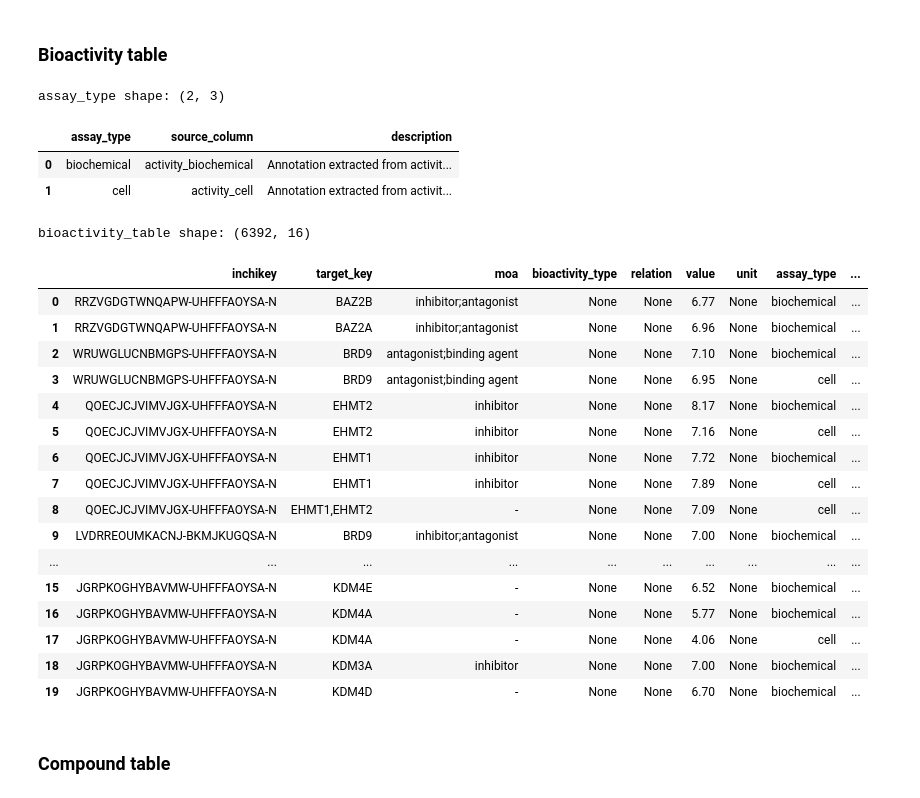
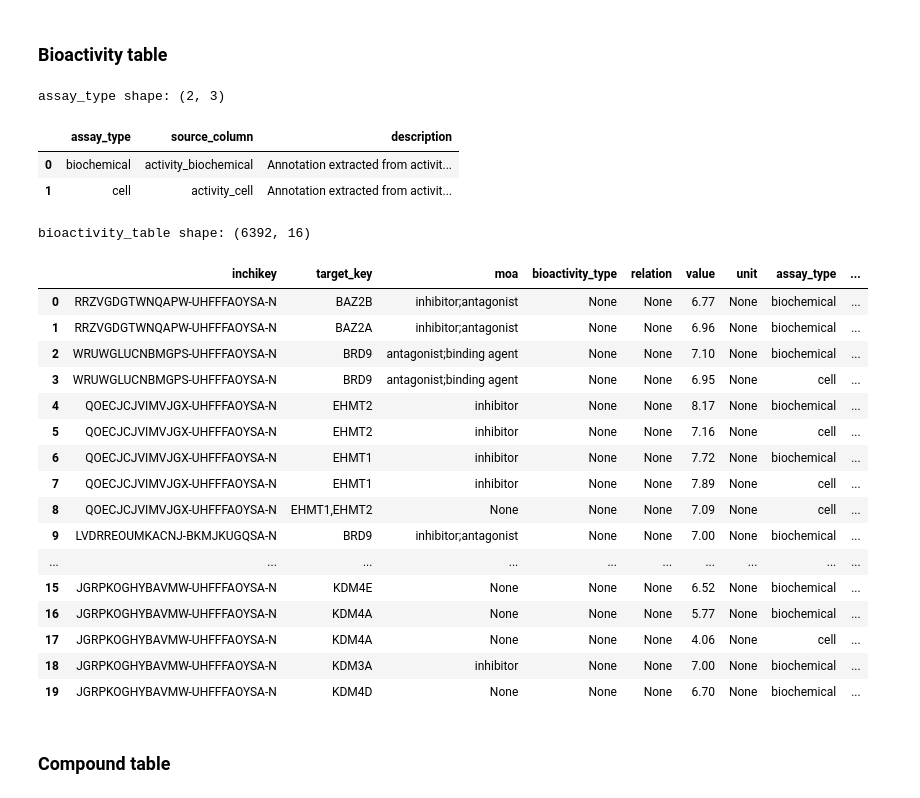
Before and after one commit to SCHMM-MelMar/Summer-School-2026, a Jupyter notebook: src/DataPreprocessing.ipynb, the cells around one changed output. Saved outputs shown, nothing was run; the diff lists cells and outputs as text; code cells hidden in the pictures.

```diff
--- a/src/DataPreprocessing.ipynb
+++ b/src/DataPreprocessing.ipynb
@@ -56,7 +56,6 @@ def split_activity_annotations(value):
     if not text:
         return []
 
-    # Most exports separate annotations by ';', '|', or newlines.
     parts = re.split(r"\s*(?:;|\||\n)+\s*", text)
     clean_parts = []
     for part in parts:
@@ -66,35 +65,12 @@ def split_activity_annotations(value):
 
     return clean_parts
 
-def parse_relation_value_unit(annotation):
-    """Extract relation, numeric value, and unit from one annotation string."""
-    relation = None
-    value = None
-    unit = None
-
-    rel_match = re.search(r"(<=|>=|=|<|>)", annotation)
-    if rel_match:
-        relation = rel_match.group(1)
-
-    val_match = re.search(r"(?:<=|>=|=|<|>)?\s*(-?\d+(?:\.\d+)?)\s*([a-zA-ZµμnmpkM/]+)?", annotation)
+def parse_value(annotation):
+    """Extract numeric value when present; unavailable fields remain empty."""
+    val_match = re.search(r"(?:<=|>=|=|<|>)?\s*(-?\d+(?:\.\d+)?)", annotation)
     if val_match:
-        value = pd.to_numeric(val_match.group(1), errors="coerce")
-        unit = val_match.group(2)
-
-    return relation, value, unit
-
-def parse_bioactivity_type(annotation):
-    """Try to extract endpoint type (e.g., IC50, EC50, Ki) from annotation text."""
-    type_match = re.match(r"\s*([A-Za-z][A-Za-z0-9_-]{1,20})\s*[:=<>]?", annotation)
-    if not type_match:
-        return None
-
-    candidate = type_match.group(1).upper()
-    # Avoid labeling plain numbers as types.
-    if re.fullmatch(r"\d+(?:\.\d+)?", candidate):
-        return None
-
-    return candidate
+        return pd.to_numeric(val_match.group(1), errors="coerce")
+    return None
 
 def as_probe_flag(value):
     """Normalize heterogeneous probe encodings to 1/0/None."""
@@ -107,6 +83,17 @@ def as_probe_flag(value):
     if text in {"0", "0.0", "false", "f", "no", "n", "-"}:
         return 0
     return None
+
+def normalize_moa(value):
+    """Convert placeholder MOA labels to missing values."""
+    if pd.isna(value):
+        return None
+
+    text = str(value).strip()
+    if text == "" or text.lower() in PLACEHOLDERS:
+        return None
+
+    return text
 
 records = []
 
@@ -122,27 +109,23 @@ for _, row in raw_data.iterrows():
     if probe_target_flag != 1:
         continue
 
+    moa_value = normalize_moa(row.get("moa"))
+
     for assay_col, assay_label in [("activity_biochemical", "biochemical"), ("activity_cell", "cell")]:
         annotations = split_activity_annotations(row.get(assay_col))
 
         for annotation in annotations:
-            relation, numeric_value, unit = parse_relation_value_unit(annotation)
-
-            # Keep assay_description empty when annotation is only a numeric value (+ optional relation/unit).
-            has_letters = bool(re.search(r"[A-Za-z]", annotation))
-            assay_description = annotation if has_letters else None
-
             records.append(
                 {
                     "inchikey": row.get("inchikey"),
                     "target_key": str(target_key).strip(),
-                    "moa": row.get("moa"),
-                    "bioactivity_type": parse_bioactivity_type(annotation),
-                    "relation": relation,
-                    "value": numeric_value,
-                    "unit": unit,
+                    "moa": moa_value,
+                    "bioactivity_type": None,
+                    "relation": None,
+                    "value": parse_value(annotation),
+                    "unit": None,
                     "assay_type": assay_label,
-                    "assay_description": assay_description,
+                    "assay_description": None,
                     "cell_line": None,
                     "concentration": None,
                     "concentration_unit": None,
@@ -168,41 +151,41 @@ bioactivity_table = pd.DataFrame.from_records(
         "cell_line",
         "concentration",
         "concentration_unit",
         "source_db",
         "source",
         "source_xref",
         "xref_id",
     ],
 )
 
 print("assay_type shape:", assay_type.shape)
 display(assay_type)
 
 print("bioactivity_table shape:", bioactivity_table.shape)
 display(bioactivity_table.head(20))
 # %% [output]
 assay_type shape: (2, 3)
 |  | assay_type | source_column | description |
 | 0 | biochemical | activity_biochemical | Annotation extracted from activit... |
 | 1 | cell | activity_cell | Annotation extracted from activit... |
 bioactivity_table shape: (6392, 16)
 |  | inchikey | target_key | moa | bioactivity_type | relation | value | unit | assay_type | ... |
 | 0 | RRZVGDGTWNQAPW-UHFFFAOYSA-N | BAZ2B | inhibitor;antagonist | None | None | 6.77 | None | biochemical | ... |
 | 1 | RRZVGDGTWNQAPW-UHFFFAOYSA-N | BAZ2A | inhibitor;antagonist | None | None | 6.96 | None | biochemical | ... |
 | 2 | WRUWGLUCNBMGPS-UHFFFAOYSA-N | BRD9 | antagonist;binding agent | None | None | 7.10 | None | biochemical | ... |
 | 3 | WRUWGLUCNBMGPS-UHFFFAOYSA-N | BRD9 | antagonist;binding agent | None | None | 6.95 | None | cell | ... |
 | 4 | QOECJCJVIMVJGX-UHFFFAOYSA-N | EHMT2 | inhibitor | None | None | 8.17 | None | biochemical | ... |
 | 5 | QOECJCJVIMVJGX-UHFFFAOYSA-N | EHMT2 | inhibitor | None | None | 7.16 | None | cell | ... |
 | 6 | QOECJCJVIMVJGX-UHFFFAOYSA-N | EHMT1 | inhibitor | None | None | 7.72 | None | biochemical | ... |
 | 7 | QOECJCJVIMVJGX-UHFFFAOYSA-N | EHMT1 | inhibitor | None | None | 7.89 | None | cell | ... |
-| 8 | QOECJCJVIMVJGX-UHFFFAOYSA-N | EHMT1,EHMT2 | - | None | None | 7.09 | None | cell | ... |
+| 8 | QOECJCJVIMVJGX-UHFFFAOYSA-N | EHMT1,EHMT2 | None | None | None | 7.09 | None | cell | ... |
 | 9 | LVDRREOUMKACNJ-BKMJKUGQSA-N | BRD9 | inhibitor;antagonist | None | None | 7.00 | None | biochemical | ... |
 | ... | ... | ... | ... | ... | ... | ... | ... | ... | ... |
-| 15 | JGRPKOGHYBAVMW-UHFFFAOYSA-N | KDM4E | - | None | None | 6.52 | None | biochemical | ... |
-| 16 | JGRPKOGHYBAVMW-UHFFFAOYSA-N | KDM4A | - | None | None | 5.77 | None | biochemical | ... |
-| 17 | JGRPKOGHYBAVMW-UHFFFAOYSA-N | KDM4A | - | None | None | 4.06 | None | cell | ... |
+| 15 | JGRPKOGHYBAVMW-UHFFFAOYSA-N | KDM4E | None | None | None | 6.52 | None | biochemical | ... |
+| 16 | JGRPKOGHYBAVMW-UHFFFAOYSA-N | KDM4A | None | None | None | 5.77 | None | biochemical | ... |
+| 17 | JGRPKOGHYBAVMW-UHFFFAOYSA-N | KDM4A | None | None | None | 4.06 | None | cell | ... |
 | 18 | JGRPKOGHYBAVMW-UHFFFAOYSA-N | KDM3A | inhibitor | None | None | 7.00 | None | biochemical | ... |
-| 19 | JGRPKOGHYBAVMW-UHFFFAOYSA-N | KDM4D | - | None | None | 6.70 | None | biochemical | ... |
+| 19 | JGRPKOGHYBAVMW-UHFFFAOYSA-N | KDM4D | None | None | None | 6.70 | None | biochemical | ... |
 # %% [markdown]
 ### Compound table
 # %%
```
Also changed, not shown: parts of 1 cell of this notebook.
